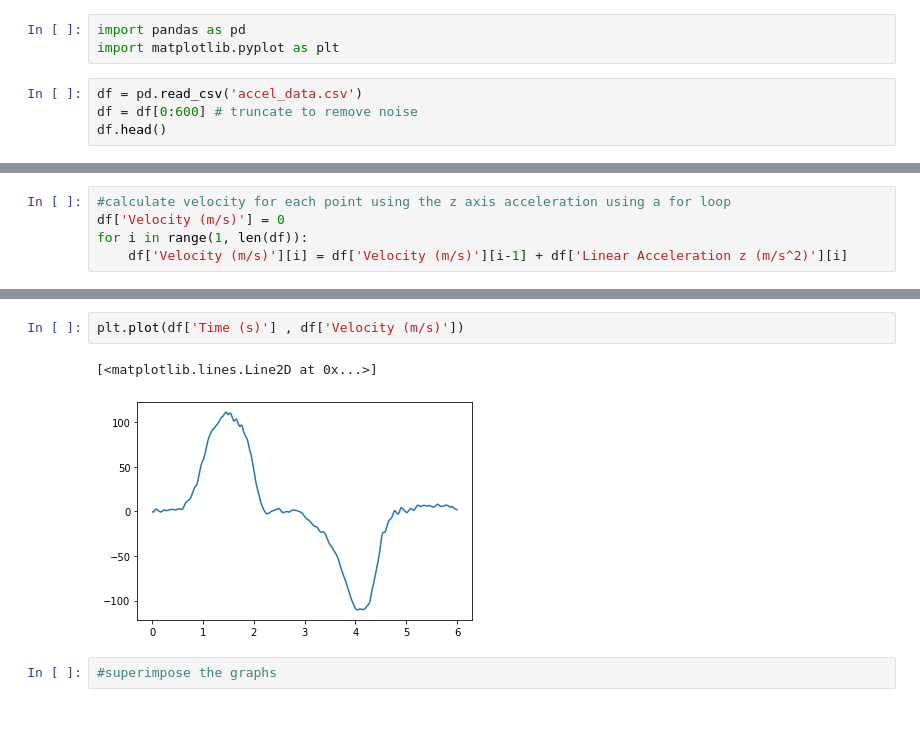
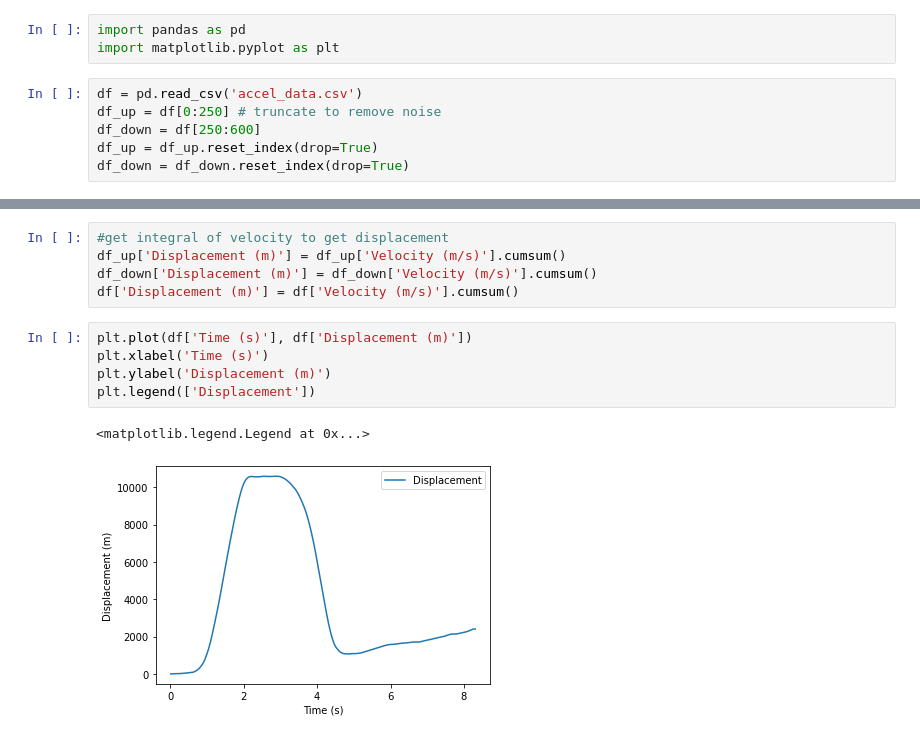
Before and after one commit to udiram/Physics-2P03, a Jupyter notebook: python_assignment/assignment_better.ipynb, the cells around one changed output, grey strips where cells are left out. Drawn from its saved outputs; the diff is of its cells as text.

```diff
--- a/python_assignment/assignment_better.ipynb
+++ b/python_assignment/assignment_better.ipynb
@@ -3,5 +3,7 @@ import pandas as pd
 import matplotlib.pyplot as plt
 # %%
 df = pd.read_csv('accel_data.csv')
-df = df[0:600] # truncate to remove noise
-df.head()
+df_up = df[0:250] # truncate to remove noise
+df_down = df[250:600]
+df_up = df_up.reset_index(drop=True)
+df_down = df_down.reset_index(drop=True)
@@ -31,5 +64,0 @@ plt.plot(df['Time (s)'], df['Velocity (m/s)'])
-# %%
-#calculate velocity for each point using the z axis acceleration using a for loop
-df['Velocity (m/s)'] = 0
-for i in range(1, len(df)):
-    df['Velocity (m/s)'][i] = df['Velocity (m/s)'][i-1] + df['Linear Acceleration z (m/s^2)'][i]
@@ -36,7 +81,13 @@ for i in range(1, len(df)):
+# %%
+#get integral of velocity to get displacement
+df_up['Displacement (m)'] = df_up['Velocity (m/s)'].cumsum()
+df_down['Displacement (m)'] = df_down['Velocity (m/s)'].cumsum()
+df['Displacement (m)'] = df['Velocity (m/s)'].cumsum()
 # %%
-plt.plot(df['Time (s)'] , df['Velocity (m/s)'])
+plt.plot(df['Time (s)'], df['Displacement (m)'])
+plt.xlabel('Time (s)')
+plt.ylabel('Displacement (m)')
+plt.legend(['Displacement'])
 # %% [output]
-[<matplotlib.lines.Line2D at 0x...>]
+<matplotlib.legend.Legend at 0x...>
-[figure, old version]
+[figure, new version]
-# %%
-#superimpose the graphs
```
Also changed, not shown: parts of 15 cells of this notebook, 1 other file.
